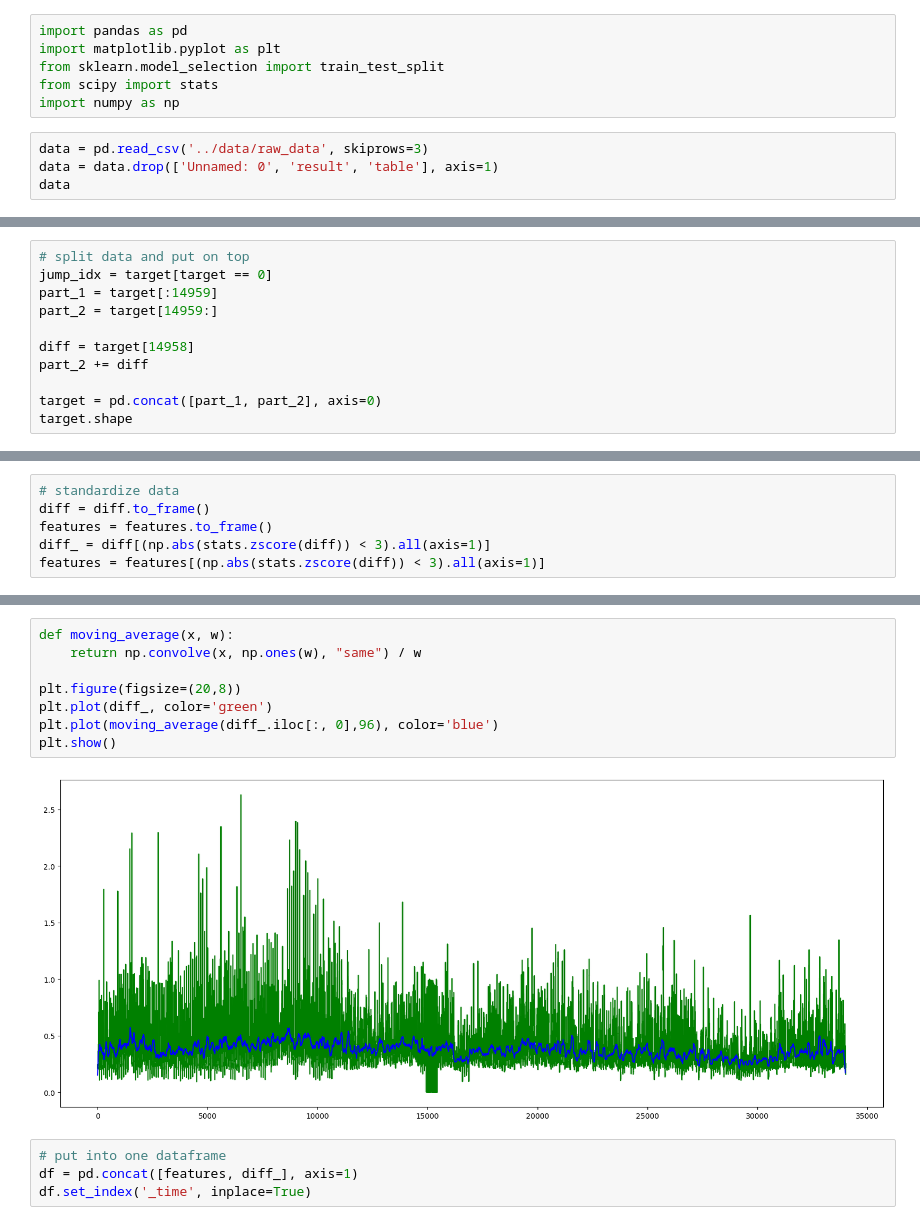
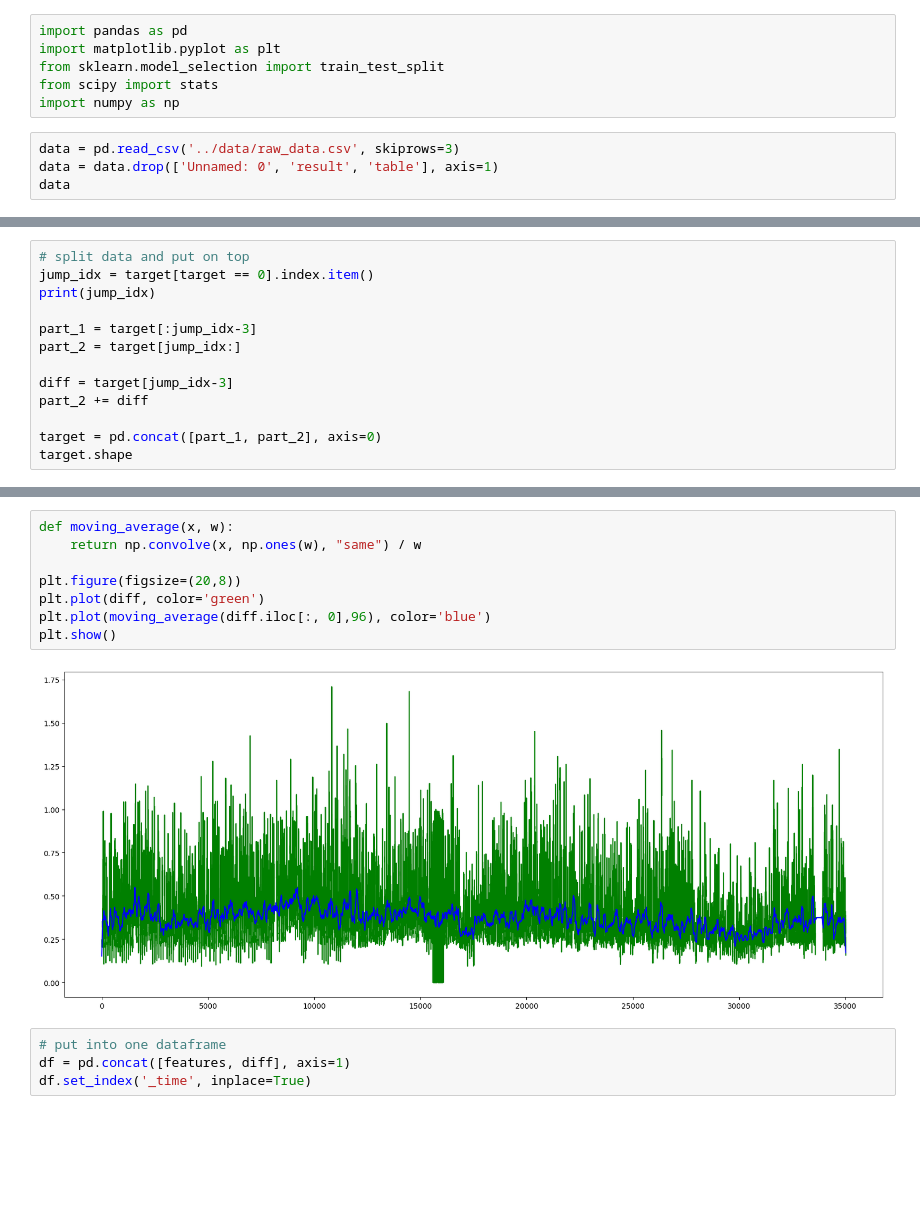
Before and after one commit to KlaraGtknst/I2OT_energy, a Jupyter notebook: prognose/notebooks/00-DataExploration.ipynb, the cells around one changed output, grey strips where cells are left out. Cells and saved outputs as stored; diff of their text form; blank space fills up the shorter version.

```diff
--- a/prognose/notebooks/00-DataExploration.ipynb
+++ b/prognose/notebooks/00-DataExploration.ipynb
@@ -5,7 +5,7 @@ from sklearn.model_selection import train_test_split
 from scipy import stats
 import numpy as np
 # %%
-data = pd.read_csv('../data/raw_data', skiprows=3)
+data = pd.read_csv('../data/raw_data.csv', skiprows=3)
 data = data.drop(['Unnamed: 0', 'result', 'table'], axis=1)
 data
 # %% [output]
@@ -36,10 +36,12 @@ plt.show()
 # %%
 # split data and put on top
-jump_idx = target[target == 0]
-part_1 = target[:14959]
-part_2 = target[14959:]
+jump_idx = target[target == 0].index.item()
+print(jump_idx)
 
-diff = target[14958]
+part_1 = target[:jump_idx-3]
+part_2 = target[jump_idx:]
+
+diff = target[jump_idx-3]
 part_2 += diff
 
 target = pd.concat([part_1, part_2], axis=0)
@@ -64,8 +67,2 @@ plt.show()
-# %%
-# standardize data
-diff = diff.to_frame()
-features = features.to_frame()
-diff_ = diff[(np.abs(stats.zscore(diff)) < 3).all(axis=1)]
-features = features[(np.abs(stats.zscore(diff)) < 3).all(axis=1)]
 # %%
 plt.figure(figsize=(20,4))
@@ -91,16 +73,16 @@ Name: _value, Length: 34008, dtype: float64
 # %%
 def moving_average(x, w):
     return np.convolve(x, np.ones(w), "same") / w
 
 plt.figure(figsize=(20,8))
-plt.plot(diff_, color='green')
-plt.plot(moving_average(diff_.iloc[:, 0],96), color='blue')
+plt.plot(diff, color='green')
+plt.plot(moving_average(diff.iloc[:, 0],96), color='blue')
 plt.show()
 # %% [output]
-[figure, old version]
+[figure, new version]
 # %%
 # put into one dataframe
-df = pd.concat([features, diff_], axis=1)
+df = pd.concat([features, diff], axis=1)
 df.set_index('_time', inplace=True)
 # %%
 # train test split
```
Also changed, not shown: parts of 8 cells of this notebook, 2 other files.
